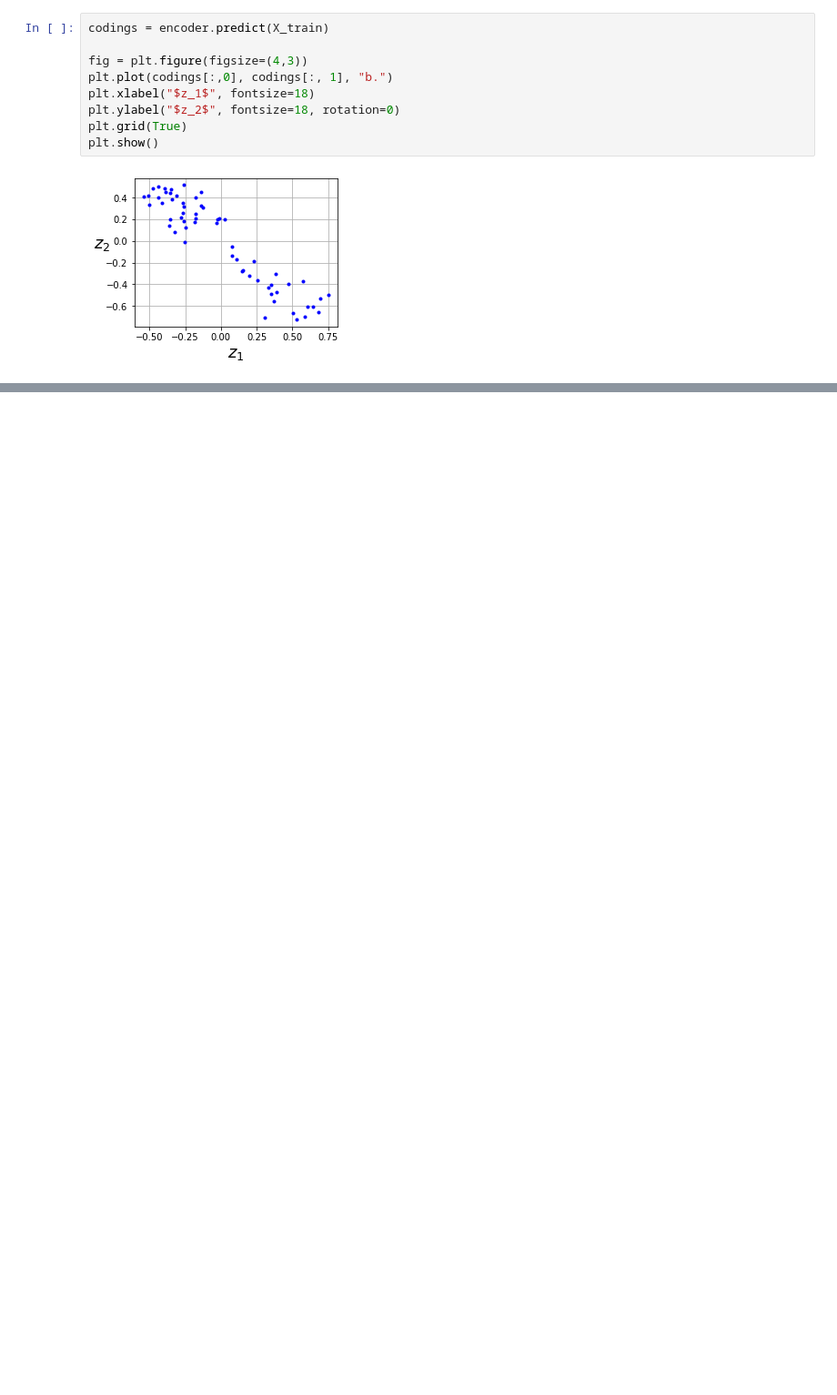
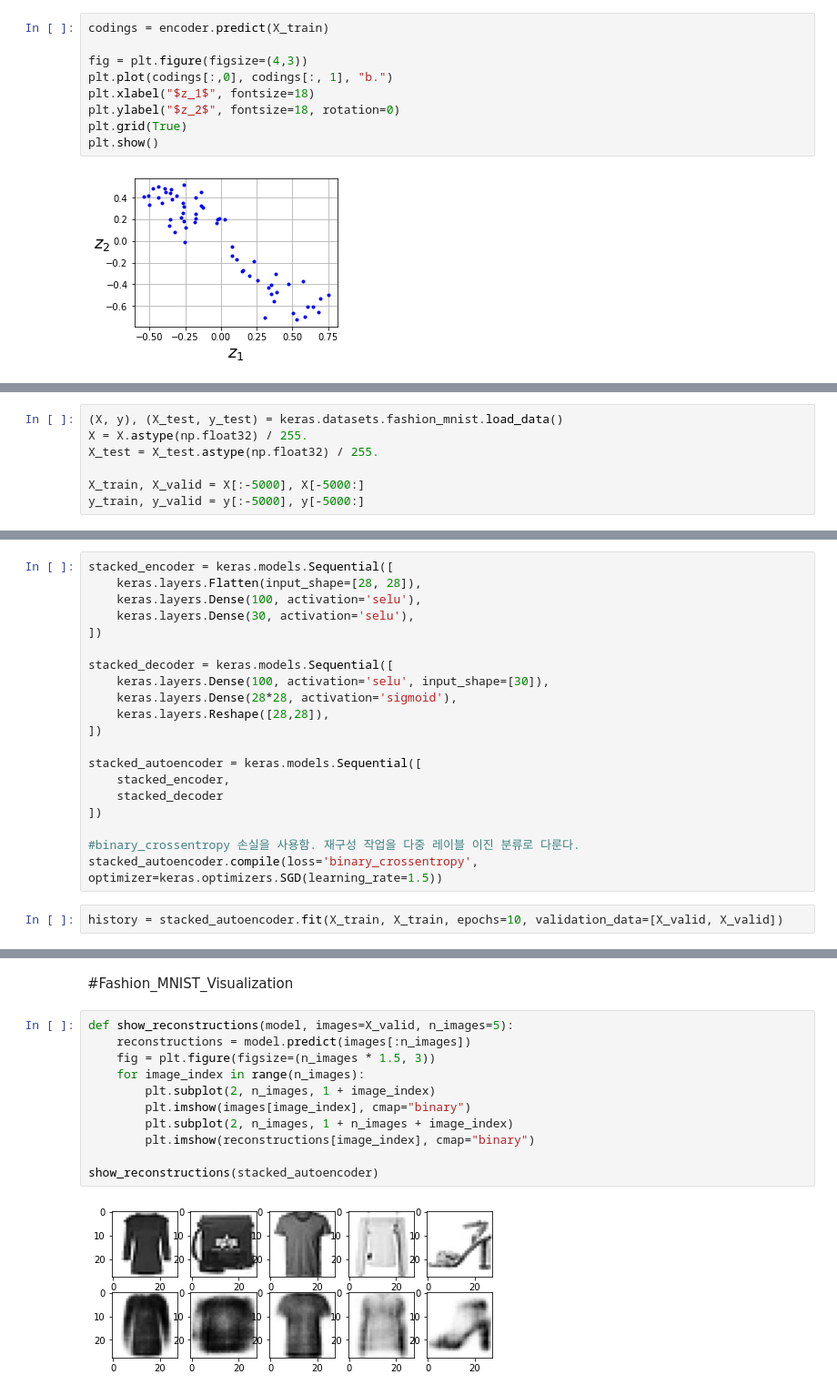
Before and after one commit to kimhwijin/HandsOnMachineLearing, a Jupyter notebook: AutoEncoder_GAN_17.ipynb, the cells around one changed output, grey strips where cells are left out. Shown at 91% size. Drawn from its saved outputs; the diff is of its cells as text; blank space fills up the shorter version.

```diff
--- a/AutoEncoder_GAN_17.ipynb
+++ b/AutoEncoder_GAN_17.ipynb
@@ -73,0 +90,7 @@ plt.show()
+# %%
+(X, y), (X_test, y_test) = keras.datasets.fashion_mnist.load_data()
+X = X.astype(np.float32) / 255.
+X_test = X_test.astype(np.float32) / 255.
+
+X_train, X_valid = X[:-5000], X[-5000:]
+y_train, y_valid = y[:-5000], y[-5000:]
@@ -73,0 +109,22 @@ plt.show()
+# %%
+stacked_encoder = keras.models.Sequential([
+    keras.layers.Flatten(input_shape=[28, 28]),
+    keras.layers.Dense(100, activation='selu'),
+    keras.layers.Dense(30, activation='selu'),
+])
+
+stacked_decoder = keras.models.Sequential([
+    keras.layers.Dense(100, activation='selu', input_shape=[30]),
+    keras.layers.Dense(28*28, activation='sigmoid'),
+    keras.layers.Reshape([28,28]),
+])
+
+stacked_autoencoder = keras.models.Sequential([
+    stacked_encoder,
+    stacked_decoder
+])
+
+#binary_crossentropy 손실을 사용함. 재구성 작업을 다중 레이블 이진 분류로 다룬다.
+stacked_autoencoder.compile(loss='binary_crossentropy', optimizer=keras.optimizers.SGD(learning_rate=1.5))
+# %%
+history = stacked_autoencoder.fit(X_train, X_train, epochs=10, validation_data=[X_valid, X_valid])
@@ -73,0 +152,15 @@ plt.show()
+# %% [markdown]
+#Fashion_MNIST_Visualization
+# %%
+def show_reconstructions(model, images=X_valid, n_images=5):
+    reconstructions = model.predict(images[:n_images])
+    fig = plt.figure(figsize=(n_images * 1.5, 3))
+    for image_index in range(n_images):
+        plt.subplot(2, n_images, 1 + image_index)
+        plt.imshow(images[image_index], cmap="binary")
+        plt.subplot(2, n_images, 1 + n_images + image_index)
+        plt.imshow(reconstructions[image_index], cmap="binary")
+
+show_reconstructions(stacked_autoencoder)
+# %% [output]
+[figure, added]
```
Also changed, not shown: parts of 4 cells of this notebook.
